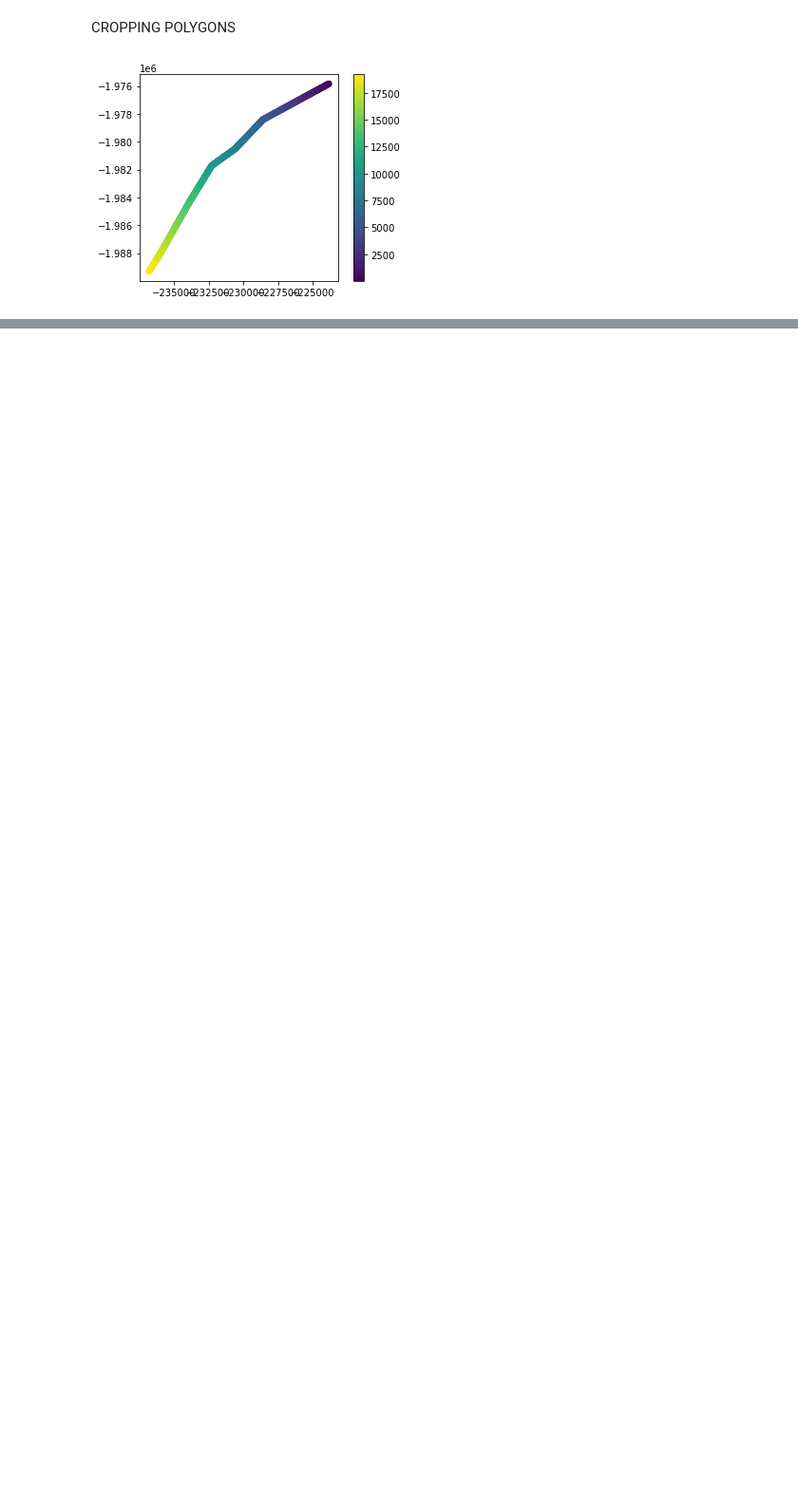
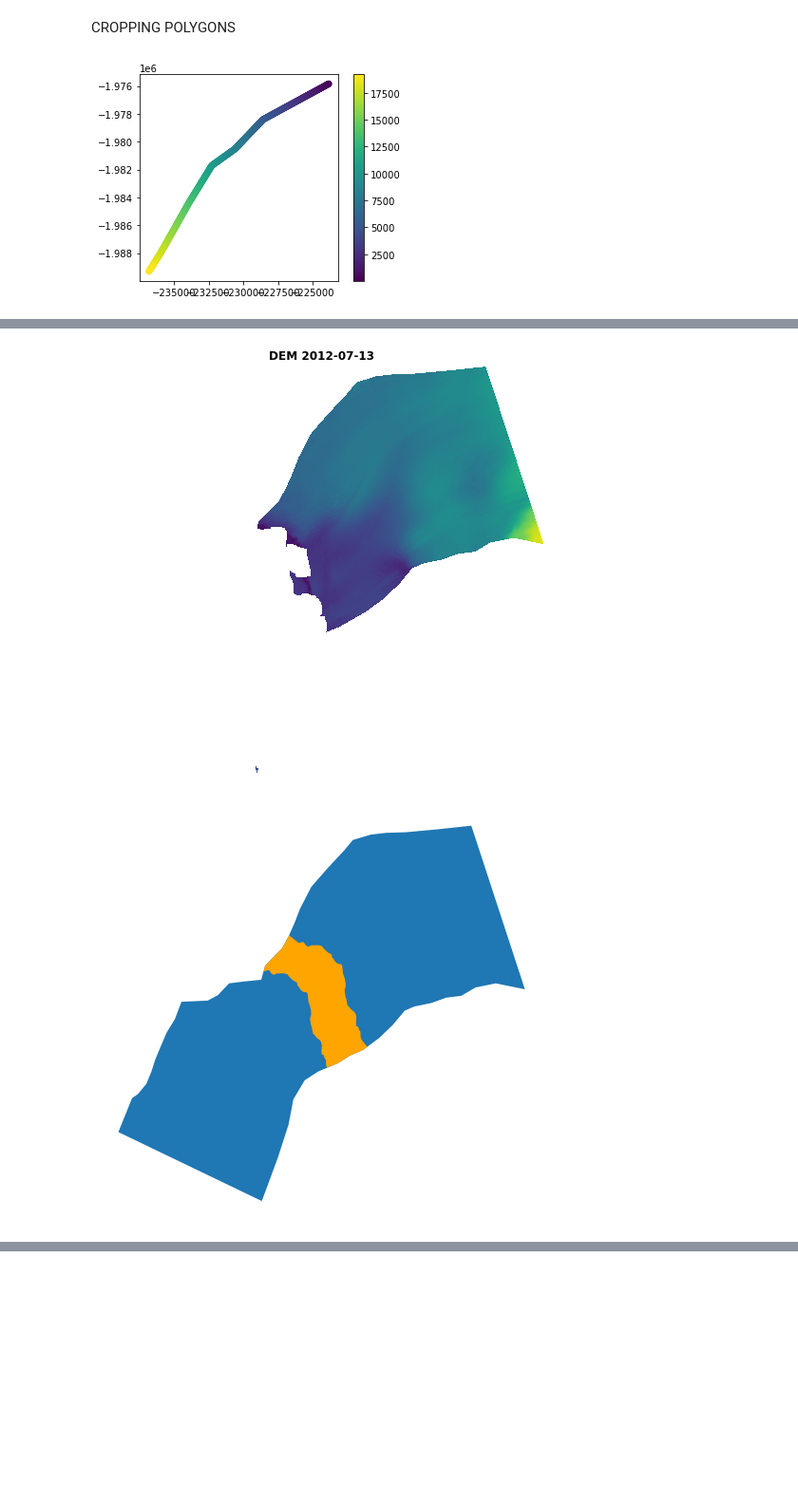
Before and after one commit to sgoliber/TerminusMorpho, a Jupyter notebook: DEM_processing.ipynb, the cells around one changed output, grey strips where cells are left out. Shown at 95% size. Cells and saved outputs as stored; diff of their text form; code cells hidden in the pictures; blank space fills up the shorter version.

```diff
--- a/DEM_processing.ipynb
+++ b/DEM_processing.ipynb
@@ -343,3 +334,59 @@ def reproj_match(infile, match, outfile):
                     dst_transform=dst_transform,
                     dst_crs=dst_crs,
                     resampling=Resampling.nearest)
+# %%
+new_poly = new_poly[new_poly['Date']=='2012-07-13']
+file = new_poly.DEM.to_list()[0]
+
+
+d =  rxr.open_rasterio('Approved_DEMs/1/'+file, masked=True).squeeze()
+fig, ax = plt.subplots(figsize = (10,8))
+from rasterio.plot import show
+show(d,
+     title="DEM 2012-07-13",
+     ax=ax)
+ax.set_axis_off()
+
+fig, ax = plt.subplots(figsize = (10,8))
+polygon.plot(ax=ax)
+new_poly.plot(ax=ax,color = 'Orange', label = 'Stress coupling length')
+ax.set_axis_off()
+
+d =  rxr.open_rasterio('Clipped_DEMs/1/'+file, masked=True).squeeze()
+fig, ax = plt.subplots(figsize = (10,8))
+from rasterio.plot import show
+show(d,
+     title="Clipped DEM 2012-07-13",
+     ax=ax)
+ax.set_axis_off()
+
+
+
+d =  rxr.open_rasterio('Clipped_DEMs/150m/1/150_'+file, masked=True).squeeze()
+fig, ax = plt.subplots(figsize = (10,8))
+from rasterio.plot import show
+show(d,
+     title="Resampled DEM 2012-07-13",
+     ax=ax)
+ax.set_axis_off()
+
+
+
+d =  rxr.open_rasterio('HAB/1/hab_'+file, masked=True).squeeze()
+fig, ax = plt.subplots(figsize = (10,8))
+from rasterio.plot import show
+show(d,
+     title="Resampled DEM 2012-07-13",
+     ax=ax)
+ax.set_axis_off()
+
+ep.plot_bands(d,
+              cmap='bwr',
+              vmin=-50,vmax=100,
+              title="HaB",
+              scale=False)
+plt.axis('off')
+plt.show()
+# %% [output]
+[figure, added]
+[figure, added]
@@ -345,0 +397 @@ def reproj_match(infile, match, outfile):
+[figure, added]
```
Also changed, not shown: parts of 15 cells of this notebook, 1 other file.
